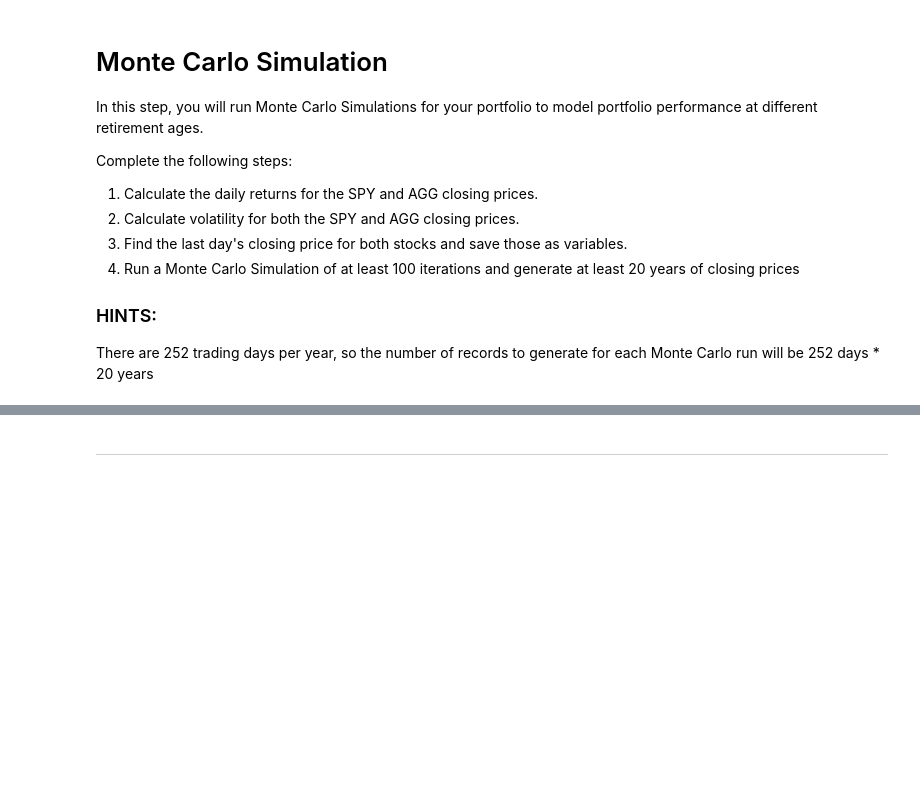
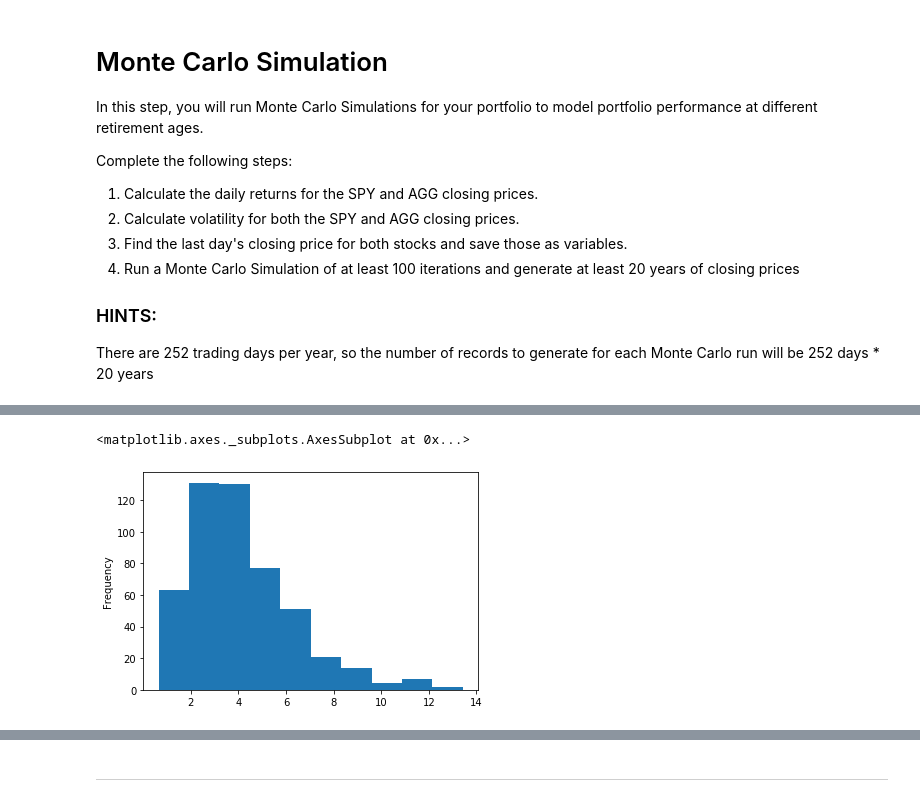
Before and after one commit to KeepItOnTheDownload/Financial-Planning-Services-Challenge, a Jupyter notebook: portfolio_planner.ipynb, the cells around one changed output, grey strips where cells are left out. Cells and saved outputs as stored; diff of their text form; code cells hidden in the pictures; blank space fills up the shorter version.

```diff
--- a/portfolio_planner.ipynb
+++ b/portfolio_planner.ipynb
@@ -63,0 +168,6 @@ for x in range(number_simulations):
+# %%
+# Use the `plot` function to plot a frequency distribution of simulated ending prices
+ending_cumulative_returns.plot(kind='hist', bins=10)
+# %% [output]
+<matplotlib.axes._subplots.AxesSubplot at 0x...>
+[figure, added]
```
Also changed, not shown: parts of 32 cells of this notebook, 2 other files.
